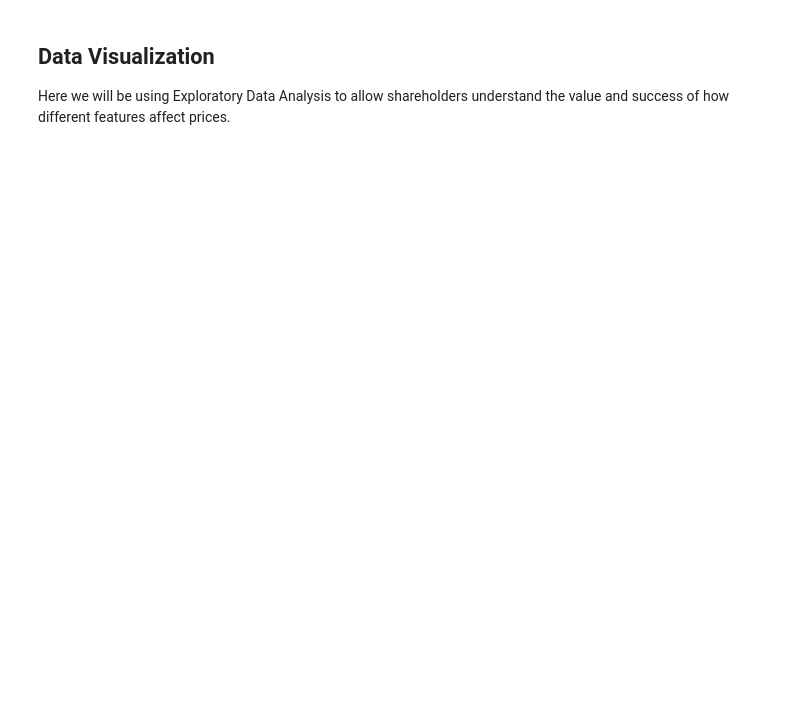
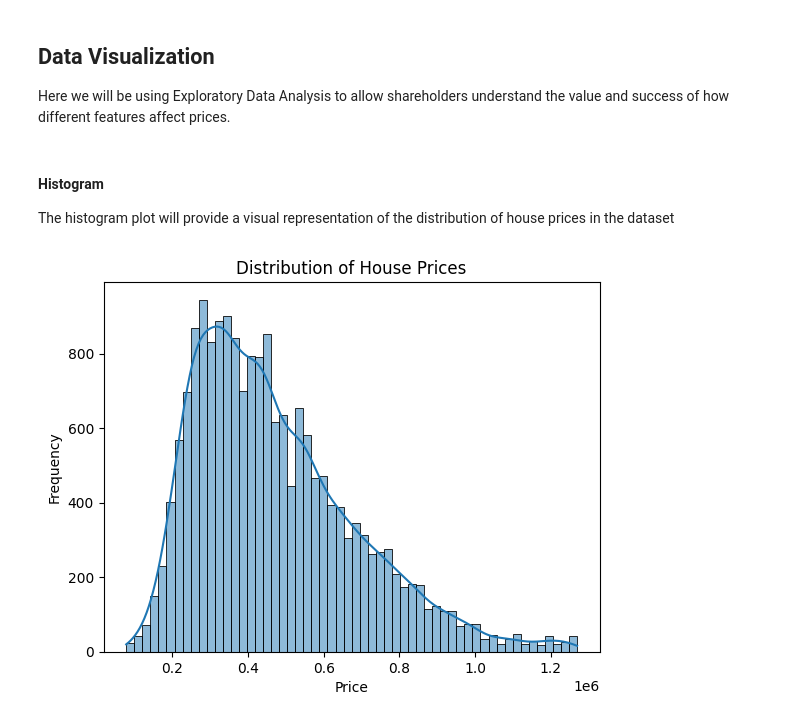
Before and after one commit to levine01/northwestern-county-house-price-analysis, a Jupyter notebook: index.ipynb, the cells around one changed output. Cells and saved outputs as stored; diff of their text form; code cells hidden in the pictures; blank space fills up the shorter version.

Commit message:
Updated regression results and data visualization

```diff
--- a/index.ipynb
+++ b/index.ipynb
@@ -423,0 +566,14 @@ plt.show()
+# %% [markdown]
+#### Histogram
+
+The histogram plot will provide a visual representation of the distribution of house prices in the dataset
+# %%
+# Exploratory Data Analysis (EDA)
+# Visualize the distribution of the target variable (price)
+sns.histplot(data=data_cleaned, x='price', kde=True)
+plt.title('Distribution of House Prices')
+plt.xlabel('Price')
+plt.ylabel('Frequency')
+plt.show()
+# %% [output]
+[figure, added]
```
Also changed, not shown: parts of 36 cells of this notebook.
